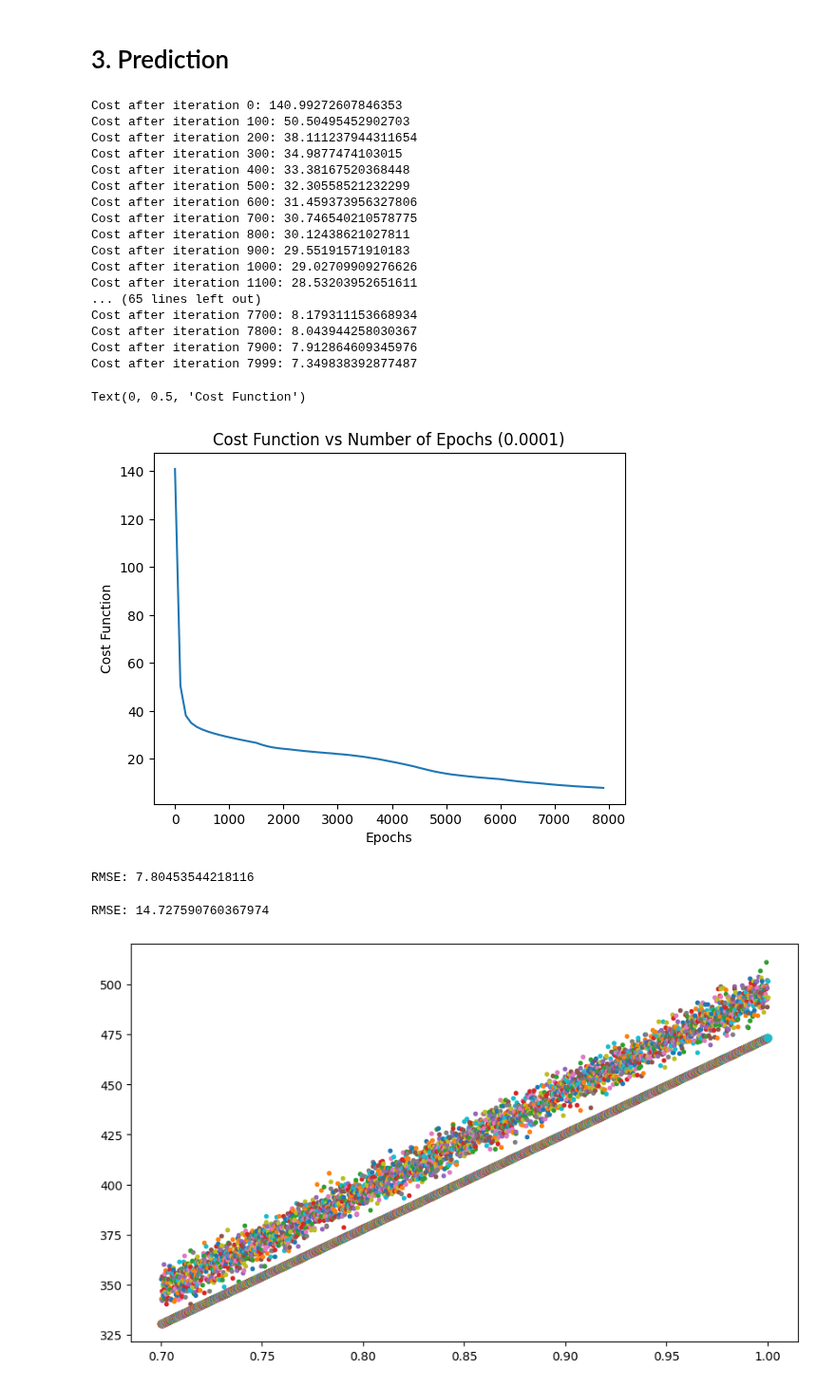
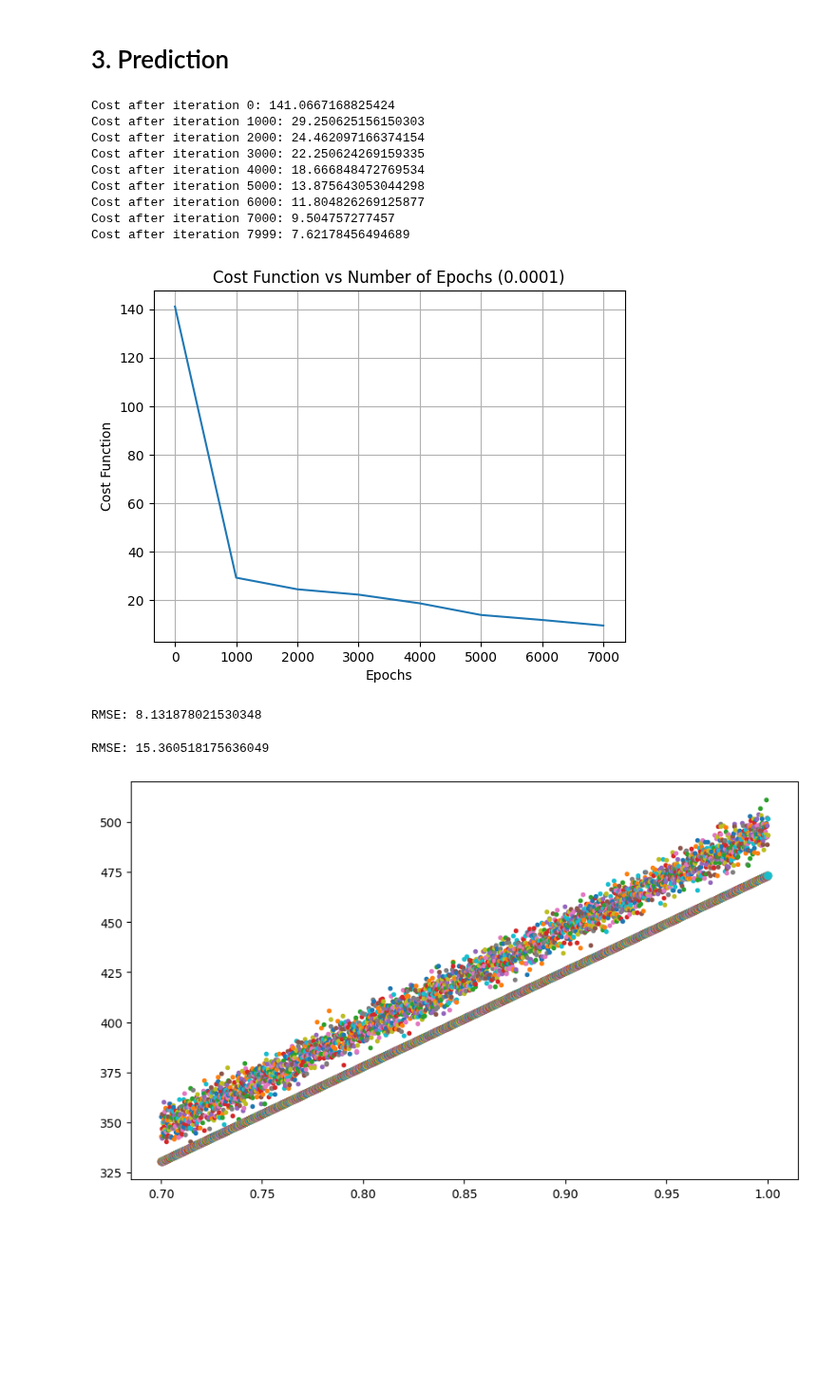
Before and after one commit to NickOLeeney/neural-network-from-scratch, a Jupyter notebook: examples/regression.ipynb, the cells around one changed output. Shown at 95% size. Drawn from its saved outputs; the diff is of its cells as text; code cells hidden in the pictures; blank space fills up the shorter version.

```diff
--- a/examples/regression.ipynb
+++ b/examples/regression.ipynb
@@ -55,43 +55,26 @@ test_y = test_y.to_numpy().T
 # %%
 model = NeuralNetworkFromScratch(layers_dims=[1, 8, 4, 3, 2, 1], cost_function='RMSE', learning_rate=1e-4, num_iterations=8000, print_cost=True)
 # %%
-parameters, costs = model.fit(train_x, train_y)
+parameters, costs = model.fit(train_x, train_y, print_every=1000, print_cost_function=True)
 # %% [output]
-Cost after iteration 0: 140.99272607846353
-Cost after iteration 100: 50.50495452902703
-Cost after iteration 200: 38.111237944311654
-Cost after iteration 300: 34.9877474103015
-Cost after iteration 400: 33.38167520368448
-Cost after iteration 500: 32.30558521232299
-Cost after iteration 600: 31.459373956327806
-Cost after iteration 700: 30.746540210578775
-Cost after iteration 800: 30.12438621027811
-Cost after iteration 900: 29.55191571910183
-Cost after iteration 1000: 29.02709909276626
-Cost after iteration 1100: 28.53203952651611
-... (65 lines left out)
-Cost after iteration 7700: 8.179311153668934
-Cost after iteration 7800: 8.043944258030367
-Cost after iteration 7900: 7.912864609345976
-Cost after iteration 7999: 7.349838392877487
+Cost after iteration 0: 141.0667168825424
+Cost after iteration 1000: 29.250625156150303
+Cost after iteration 2000: 24.462097166374154
+Cost after iteration 3000: 22.250624269159335
+Cost after iteration 4000: 18.666848472769534
+Cost after iteration 5000: 13.875643053044298
+Cost after iteration 6000: 11.804826269125877
+Cost after iteration 7000: 9.504757277457
+Cost after iteration 7999: 7.62178456494689
+[figure, added]
-# %%
-import matplotlib.pyplot as plt
-import numpy as np
-plt.plot(np.arange(0, len(model.costs))*100, model.costs)
-plt.title(f'Cost Function vs Number of Epochs ({model.learning_rate})')
-plt.xlabel('Epochs')
-plt.ylabel('Cost Function')
-# %% [output]
-Text(0, 0.5, 'Cost Function')
-[figure, removed]
 # %%
 pred_train = model.predict(train_x, train_y)
 # %% [output]
-RMSE: 7.80453544218116
+RMSE: 8.131878021530348
 # %%
 pred = model.predict(test_x, test_y)
 # %% [output]
-RMSE: 14.727590760367974
+RMSE: 15.360518175636049
 # %%
 plt.figure(figsize=(10,6))
 plt.plot(test_x, test_y, '.')
```
Also changed, not shown: parts of 1 cell of this notebook, 1 other file.
